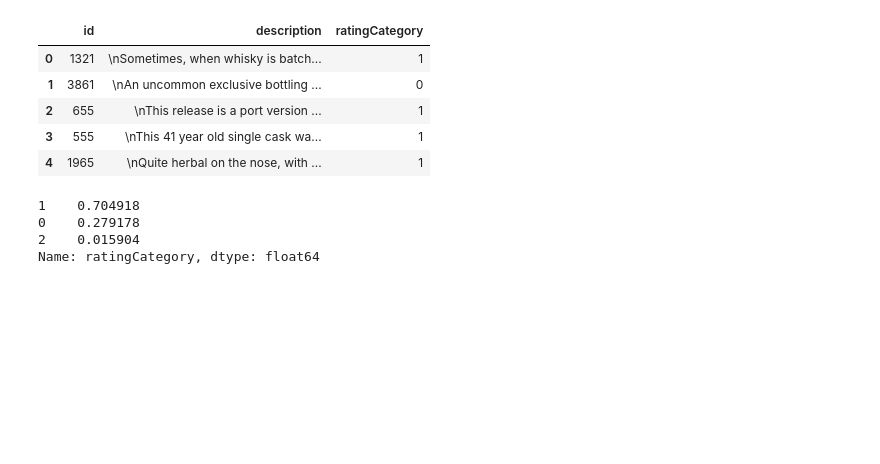
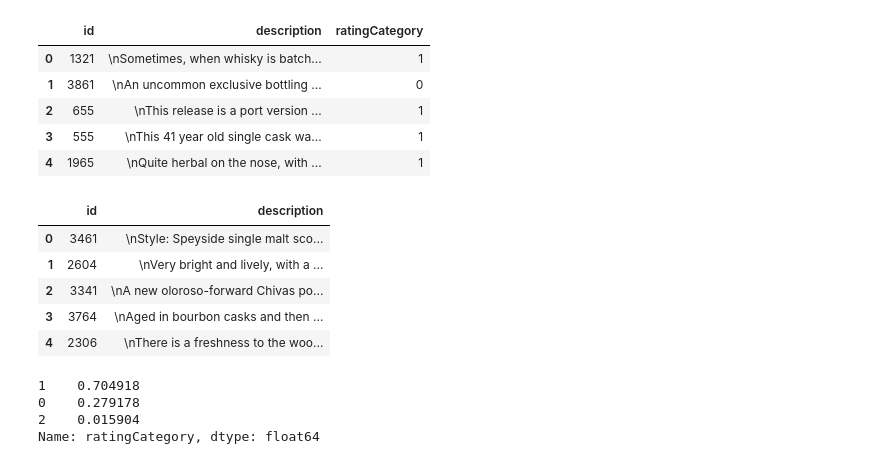
Before and after one commit to julioe27/DS-Unit-4-Sprint-1-NLP, a Jupyter notebook: module3-document-classification/LS_DSPT4_413_Document_Classification_Assignment.ipynb, the cells around one changed output. Saved outputs shown, nothing was run; the diff lists cells and outputs as text; code cells hidden in the pictures; blank space fills up the shorter version.

```diff
--- a/module3-document-classification/LS_DSPT4_413_Document_Classification_Assignment.ipynb
+++ b/module3-document-classification/LS_DSPT4_413_Document_Classification_Assignment.ipynb
@@ -48,6 +48,15 @@ train.head()
 | 2 | 655 | \nThis release is a port version ... | 1 |
 | 3 | 555 | \nThis 41 year old single cask wa... | 1 |
 | 4 | 1965 | \nQuite herbal on the nose, with ... | 1 |
+# %%
+test.head()
+# %% [output]
+|  | id | description |
+| 0 | 3461 | \nStyle: Speyside single malt sco... |
+| 1 | 2604 | \nVery bright and lively, with a ... |
+| 2 | 3341 | \nA new oloroso-forward Chivas po... |
+| 3 | 3764 | \nAged in bourbon casks and then ... |
+| 4 | 2306 | \nThere is a freshness to the woo... |
 # %%
 # Distribution of ratingCategory: 0 (Excellent), 1 (Good), 2 (Poor)
 train.ratingCategory.value_counts(normalize=True)
```
Also changed, not shown: parts of 31 cells of this notebook, 2 other files.
